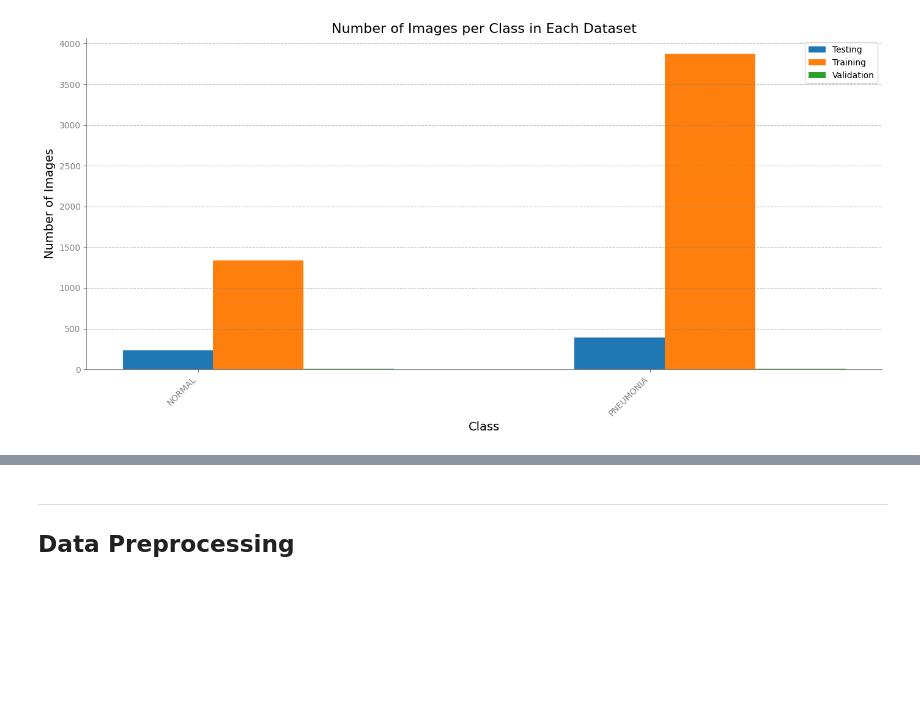
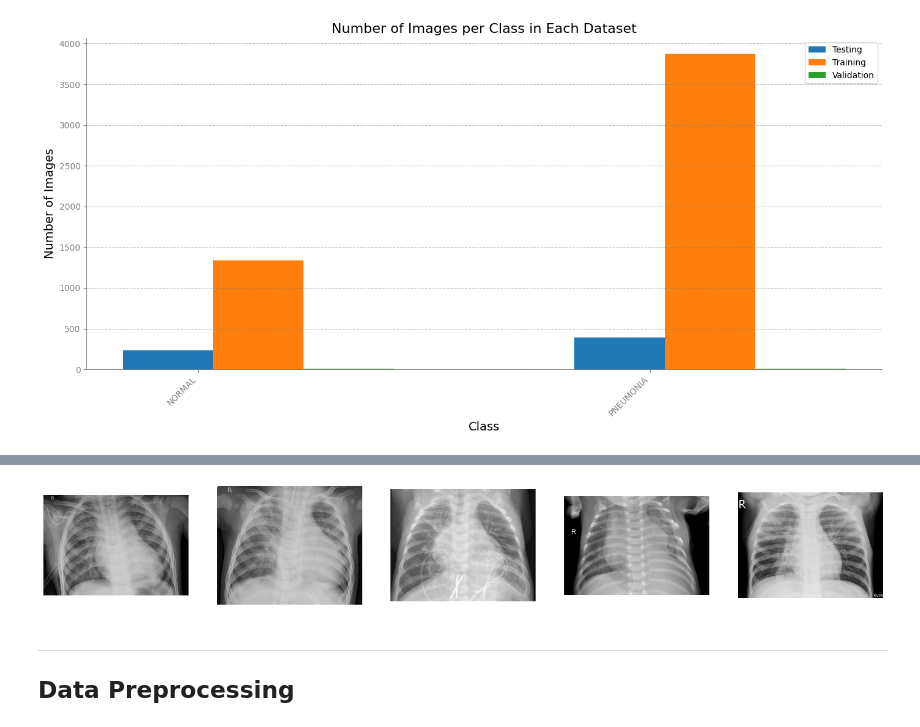
Before and after one commit to AndyMDH/pneumonia_detection_cnn, a Jupyter notebook: main.ipynb, the cells around one changed output, grey strips where cells are left out. Saved outputs shown, nothing was run; the diff lists cells and outputs as text; code cells hidden in the pictures; blank space fills up the shorter version.

```diff
--- a/main.ipynb
+++ b/main.ipynb
@@ -232,3 +230,8 @@ display_sample_images(train_dir, 'NORMAL', 5)
+# %%
+# Example usage: Display 3 sample images from the 'PNEUMONIA class in the training set
+display_sample_images(train_dir, 'PNEUMONIA', 5)
+# %% [output]
+[figure, added]
 # %% [markdown]
 ---
 ## Data Preprocessing
```
Also changed, not shown: parts of 8 cells of this notebook.
